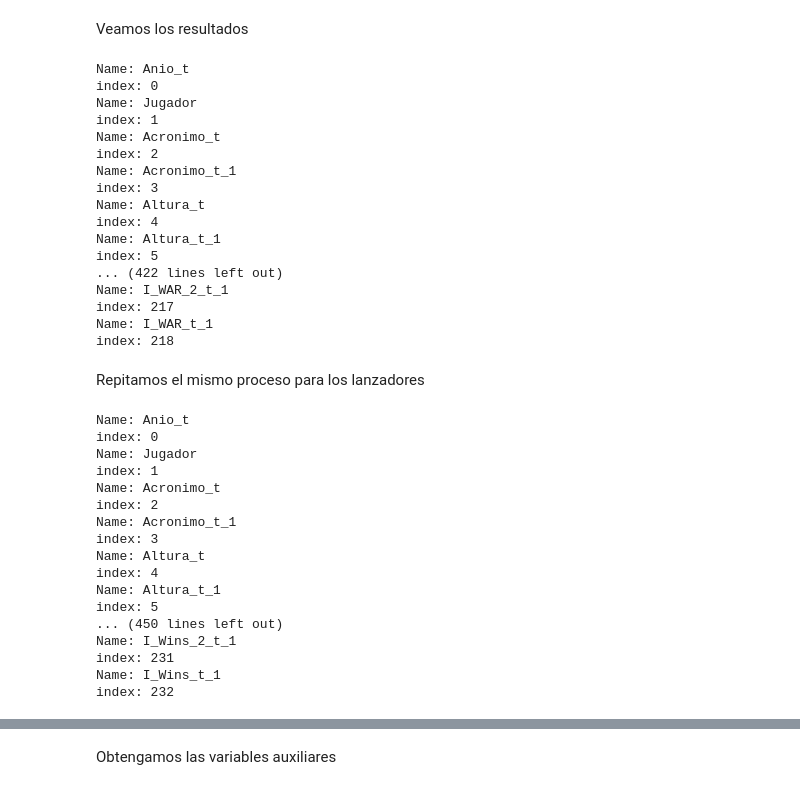
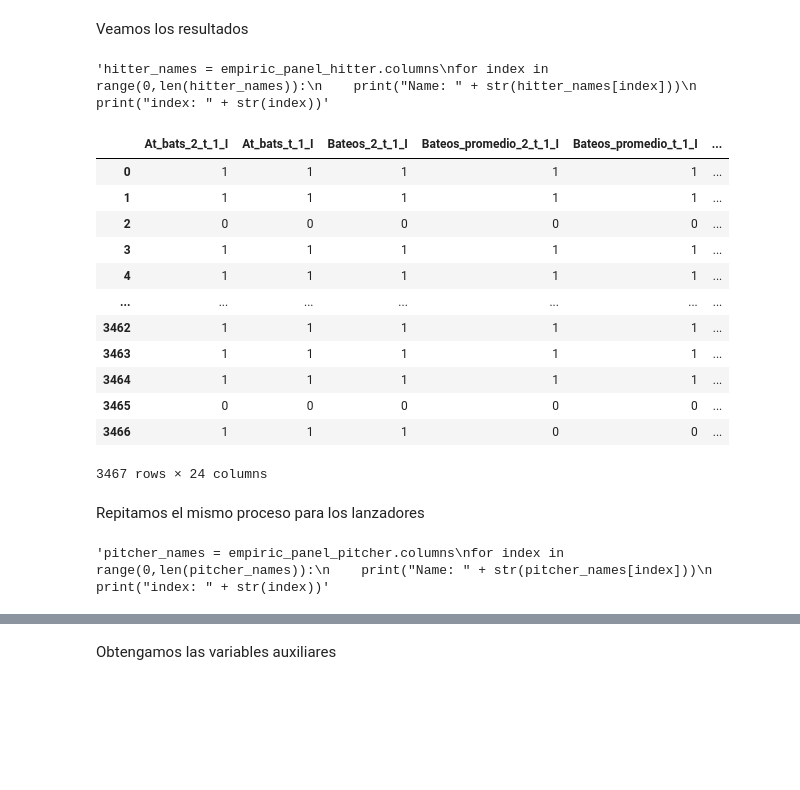
Before and after one commit to PhysTony/MLB_hardball_negotations, a Jupyter notebook: ETL_Scripts/First_Two_Year_Contract/all_players_dataframe_t_1.ipynb, the cells around one changed output, grey strips where cells are left out. Saved outputs shown, nothing was run; the diff lists cells and outputs as text; code cells hidden in the pictures; blank space fills up the shorter version.

```diff
--- a/ETL_Scripts/First_Two_Year_Contract/all_players_dataframe_t_1.ipynb
+++ b/ETL_Scripts/First_Two_Year_Contract/all_players_dataframe_t_1.ipynb
@@ -1451,7 +2180,5 @@ Name: Y, Length: 3374, dtype: float64
 # %% [markdown]
 Contruyamos las dummy *I* del modelo empírico
 # %%
-start = empiric_panel_hitter.columns.get_loc('At_bats_2_t_1_H')
-end = empiric_panel_hitter.columns.get_loc('WAR_t_1_L') + 1
-sport_st_hitter_names = empiric_panel_hitter.iloc[:,start:end].columns
-end_hitter_name = int(len(sport_st_hitter_names)/2)
+# Long of the stats
+end_hitter_name = int((len(hitter_high_stat) + len(hitter_low_stat))/2)
@@ -1459,41 +2206,26 @@ end_hitter_name = int(len(sport_st_hitter_names)/2)
 # Hitter
 for sport_stat in range(0,end_hitter_name):
     I_hitter = []
-    for y,max_stat,min_stat in zip(empiric_panel_hitter[hitter_names[sport_st_hitter[sport_stat]]],
-                                   empiric_panel_hitter[sport_st_hitter_names[2*sport_stat]],
-                                   empiric_panel_hitter[sport_st_hitter_names[2*sport_stat + 1]]):
+    for y,max_stat,min_stat in zip(empiric_panel_hitter[hitter_regular_stats[sport_stat]],
+                                   empiric_panel_hitter[hitter_high_stat[sport_stat]],
+                                   empiric_panel_hitter[hitter_low_stat[sport_stat]]):
+        # Dummy condition
         if y > (max_stat + min_stat)/2:
             I_hitter.append(0)
         else:
             I_hitter.append(1)
 
-    I_name = "I_" + hitter_names[sport_st_hitter[sport_stat]]
+    I_name = hitter_regular_stats[sport_stat] + '_I'
     empiric_panel_hitter[I_name] = I_hitter
 # %% [markdown]
 Veamos los resultados
 # %%
-hitter_names = empiric_panel_hitter.columns
+"""hitter_names = empiric_panel_hitter.columns
 for index in range(0,len(hitter_names)):
     print("Name: " + str(hitter_names[index]))
-    print("index: " + str(index))
+    print("index: " + str(index))"""
 # %% [output]
-Name: Anio_t
-index: 0
-Name: Jugador
-index: 1
-Name: Acronimo_t
-index: 2
-Name: Acronimo_t_1
-index: 3
-Name: Altura_t
-index: 4
-Name: Altura_t_1
-index: 5
-... (422 lines left out)
-Name: I_WAR_2_t_1
-index: 217
-Name: I_WAR_t_1
-index: 218
+'hitter_names = empiric_panel_hitter.columns\nfor index in range(0,len(hitter_names)):\n    print("Name: " + str(hitter_names[index]))\n    print("index: " + str(index))'
 # %%
 # Hitter
 hitter_nan = empiric_panel_hitter.isna().any()
@@ -1501,5 +2233,23 @@ hitter_name = empiric_panel_hitter.columns
 for con in range(0, len(hitter_nan)):
     if hitter_nan[con]:
         print("Name: " + str(hitter_name[con]))
+# %%
+start = empiric_panel_hitter.columns.get_loc('At_bats_2_t_1_I')
+end = empiric_panel_hitter.columns.get_loc('WAR_t_1_I') + 1
+empiric_panel_hitter.iloc[:,start:end]
+# %% [output]
+|  | At_bats_2_t_1_I | At_bats_t_1_I | Bateos_2_t_1_I | Bateos_promedio_2_t_1_I | Bateos_promedio_t_1_I | ... |
+| 0 | 1 | 1 | 1 | 1 | 1 | ... |
+| 1 | 1 | 1 | 1 | 1 | 1 | ... |
+| 2 | 0 | 0 | 0 | 0 | 0 | ... |
+| 3 | 1 | 1 | 1 | 1 | 1 | ... |
+| 4 | 1 | 1 | 1 | 1 | 1 | ... |
+| ... | ... | ... | ... | ... | ... | ... |
+| 3462 | 1 | 1 | 1 | 1 | 1 | ... |
+| 3463 | 1 | 1 | 1 | 1 | 1 | ... |
+| 3464 | 1 | 1 | 1 | 1 | 1 | ... |
+| 3465 | 0 | 0 | 0 | 0 | 0 | ... |
+| 3466 | 1 | 1 | 1 | 0 | 0 | ... |
+3467 rows × 24 columns
 # %% [markdown]
 Repitamos el mismo proceso para los lanzadores
@@ -1524,27 +2272,11 @@ for sport_stat in range(0,end_pitcher_name):
     empiric_panel_pitcher[I_name] = I_pitcher
 # %%
-pitcher_names = empiric_panel_pitcher.columns
+"""pitcher_names = empiric_panel_pitcher.columns
 for index in range(0,len(pitcher_names)):
     print("Name: " + str(pitcher_names[index]))
-    print("index: " + str(index))
+    print("index: " + str(index))"""
 # %% [output]
-Name: Anio_t
-index: 0
-Name: Jugador
-index: 1
-Name: Acronimo_t
-index: 2
-Name: Acronimo_t_1
-index: 3
-Name: Altura_t
-index: 4
-Name: Altura_t_1
-index: 5
-... (450 lines left out)
-Name: I_Wins_2_t_1
-index: 231
-Name: I_Wins_t_1
-index: 232
+'pitcher_names = empiric_panel_pitcher.columns\nfor index in range(0,len(pitcher_names)):\n    print("Name: " + str(pitcher_names[index]))\n    print("index: " + str(index))'
 # %%
 # Pitcher
 pitcher_nan = empiric_panel_pitcher.isna().any()
```
Also changed, not shown: parts of 104 cells of this notebook.
